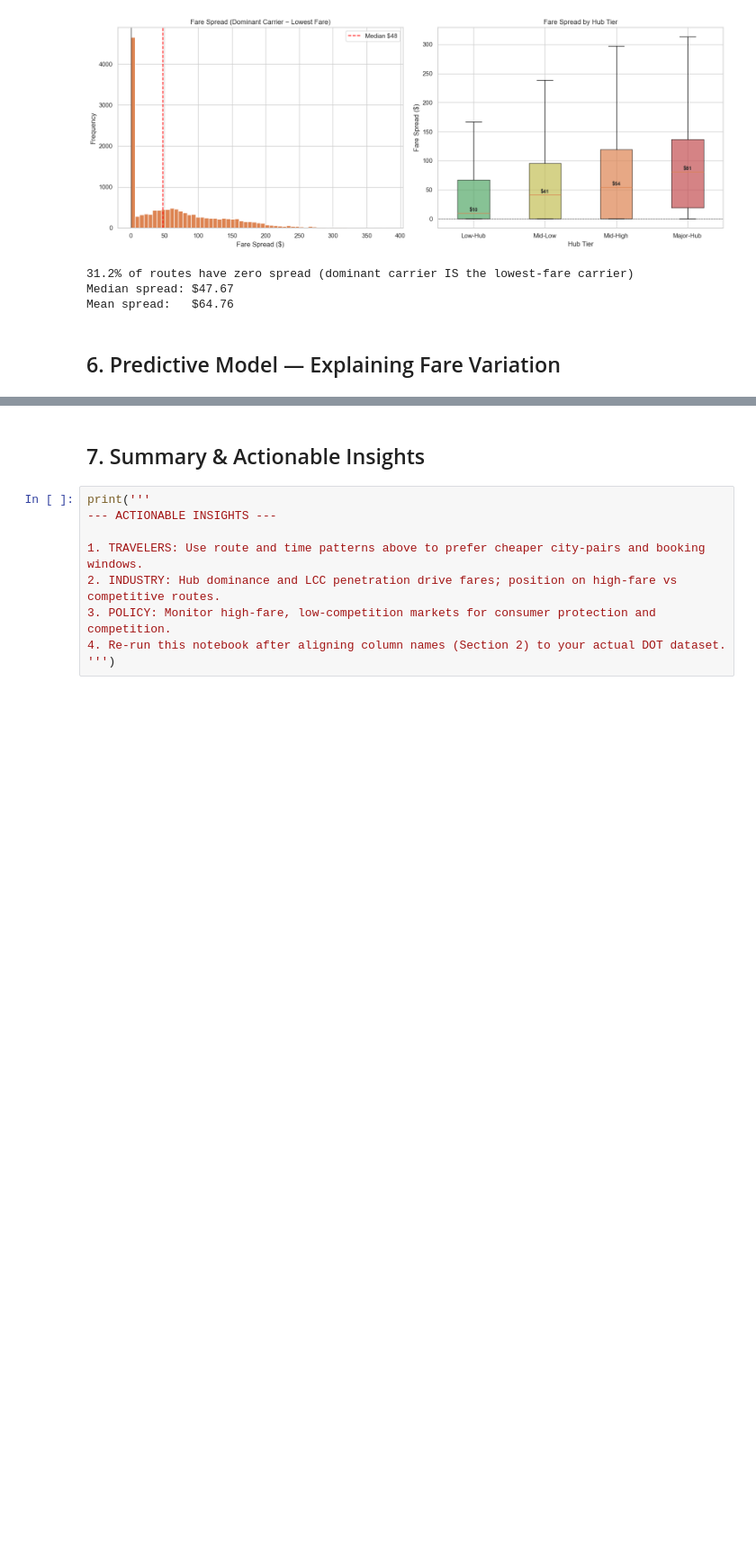
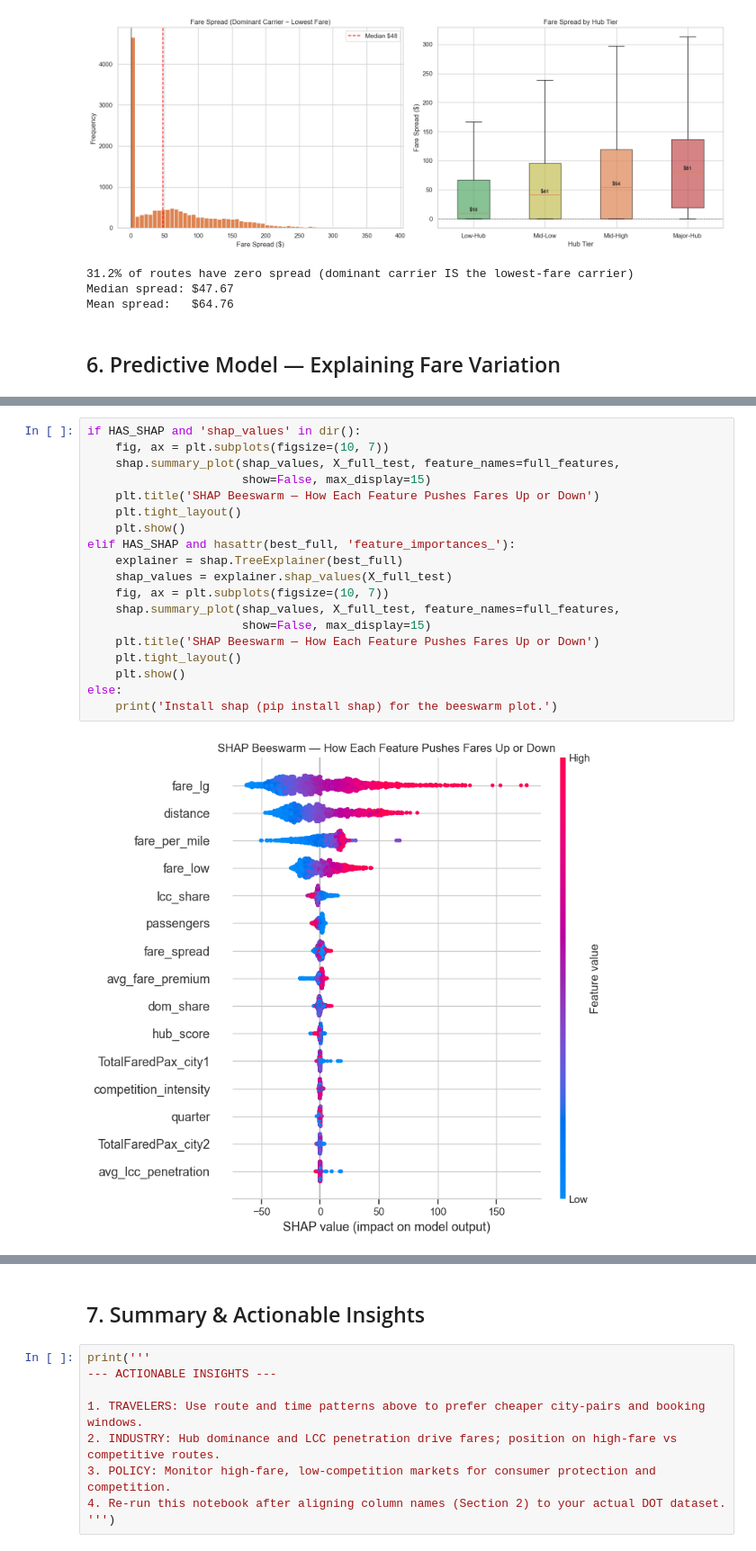
Before and after one commit to AbhigyanD/SDSS-Datathon, a Jupyter notebook: airline_analysis.ipynb, the cells around one changed output, grey strips where cells are left out. Shown at 90% size. Saved outputs shown, nothing was run; the diff lists cells and outputs as text; blank space fills up the shorter version.

```diff
--- a/airline_analysis.ipynb
+++ b/airline_analysis.ipynb
@@ -699,0 +1073,21 @@ dtype: float64
+# %%
+if HAS_SHAP and 'shap_values' in dir():
+    fig, ax = plt.subplots(figsize=(10, 7))
+    shap.summary_plot(shap_values, X_full_test, feature_names=full_features,
+                      show=False, max_display=15)
+    plt.title('SHAP Beeswarm — How Each Feature Pushes Fares Up or Down')
+    plt.tight_layout()
+    plt.show()
+elif HAS_SHAP and hasattr(best_full, 'feature_importances_'):
+    explainer = shap.TreeExplainer(best_full)
+    shap_values = explainer.shap_values(X_full_test)
+    fig, ax = plt.subplots(figsize=(10, 7))
+    shap.summary_plot(shap_values, X_full_test, feature_names=full_features,
+                      show=False, max_display=15)
+    plt.title('SHAP Beeswarm — How Each Feature Pushes Fares Up or Down')
+    plt.tight_layout()
+    plt.show()
+else:
+    print('Install shap (pip install shap) for the beeswarm plot.')
+# %% [output]
+[figure, added]
```
Also changed, not shown: parts of 11 cells of this notebook, 1 other file.
